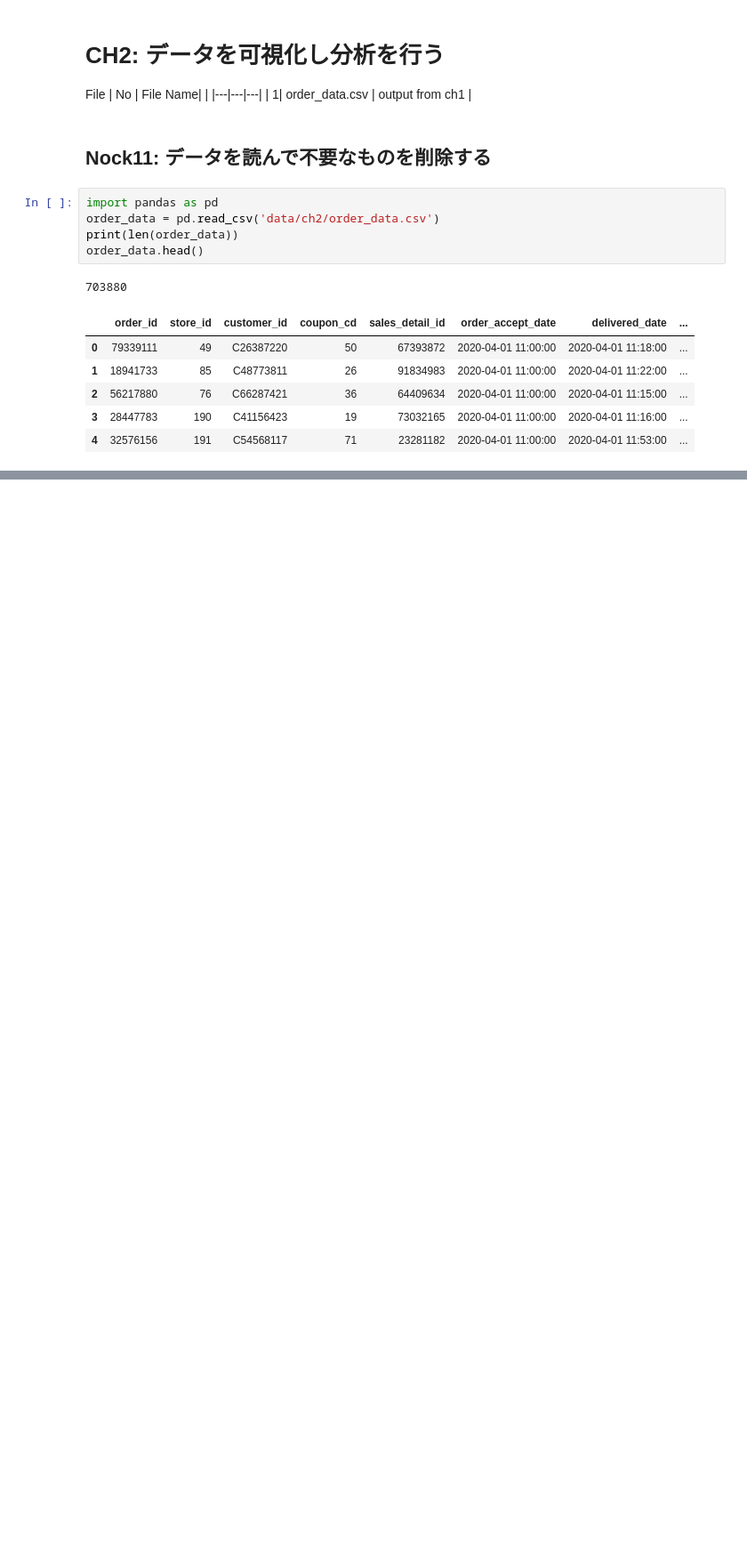
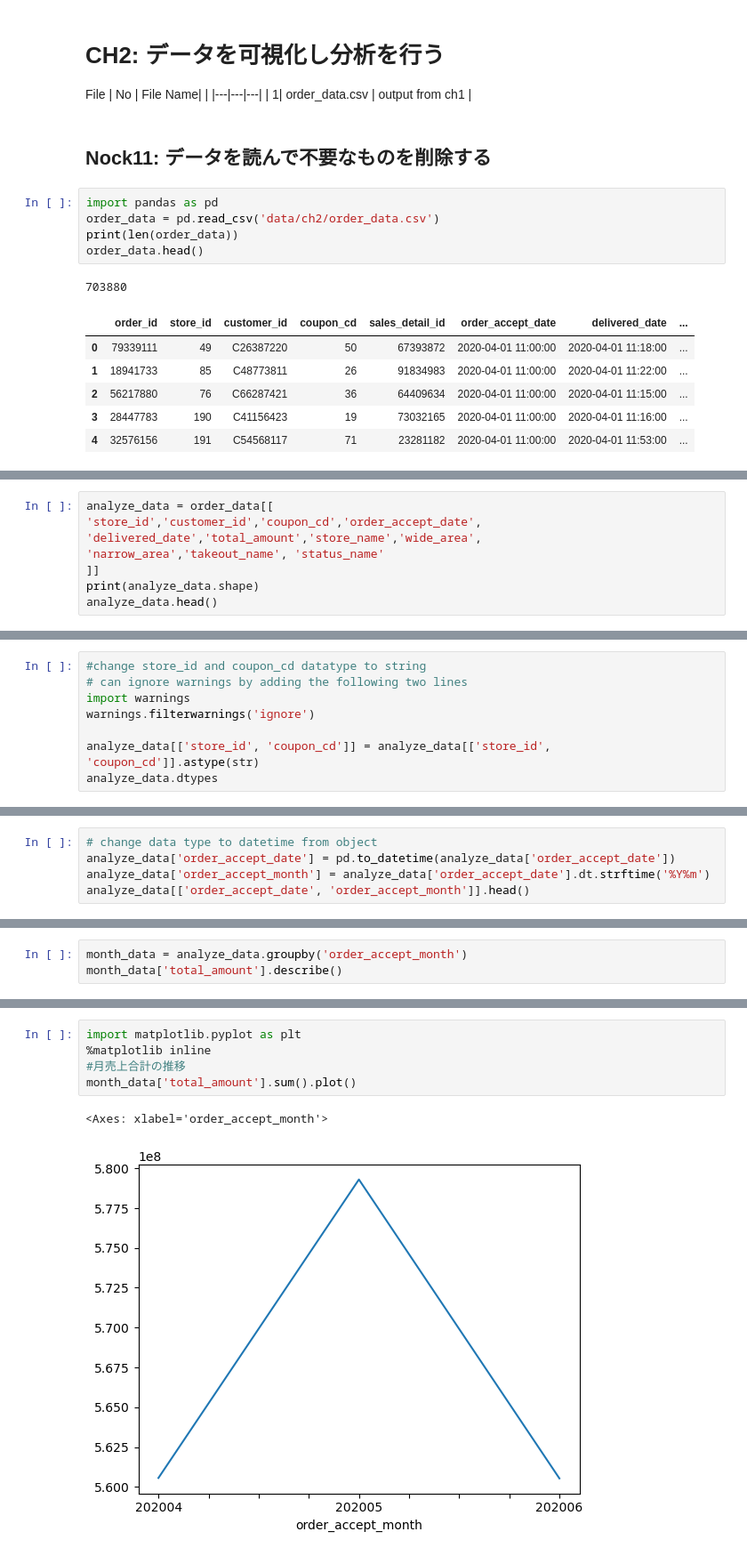
Before and after one commit to 28kayak/data_nock, a Jupyter notebook: data_analytics_ch2.ipynb, the cells around one changed output, grey strips where cells are left out. Shown at 89% size. Cells and saved outputs as stored; diff of their text form; blank space fills up the shorter version.

```diff
--- a/data_analytics_ch2.ipynb
+++ b/data_analytics_ch2.ipynb
@@ -21,0 +34,8 @@ order_data.head()
+# %%
+analyze_data = order_data[[
+'store_id','customer_id','coupon_cd','order_accept_date',
+'delivered_date','total_amount','store_name','wide_area',
+'narrow_area','takeout_name', 'status_name'
+]]
+print(analyze_data.shape)
+analyze_data.head()
@@ -21,0 +77,8 @@ order_data.head()
+# %%
+#change store_id and coupon_cd datatype to string
+# can ignore warnings by adding the following two lines
+import warnings
+warnings.filterwarnings('ignore')
+
+analyze_data[['store_id', 'coupon_cd']] = analyze_data[['store_id', 'coupon_cd']].astype(str)
+analyze_data.dtypes
@@ -21,0 +113,5 @@ order_data.head()
+# %%
+# change data type to datetime from object
+analyze_data['order_accept_date'] = pd.to_datetime(analyze_data['order_accept_date'])
+analyze_data['order_accept_month'] = analyze_data['order_accept_date'].dt.strftime('%Y%m')
+analyze_data[['order_accept_date', 'order_accept_month']].head()
@@ -21,0 +141,3 @@ order_data.head()
+# %%
+month_data = analyze_data.groupby('order_accept_month')
+month_data['total_amount'].describe()
@@ -21,0 +160,8 @@ order_data.head()
+# %%
+import matplotlib.pyplot as plt
+%matplotlib inline
+#月売上合計の推移
+month_data['total_amount'].sum().plot()
+# %% [output]
+<Axes: xlabel='order_accept_month'>
+[figure, added]
```
Also changed, not shown: parts of 16 cells of this notebook.
